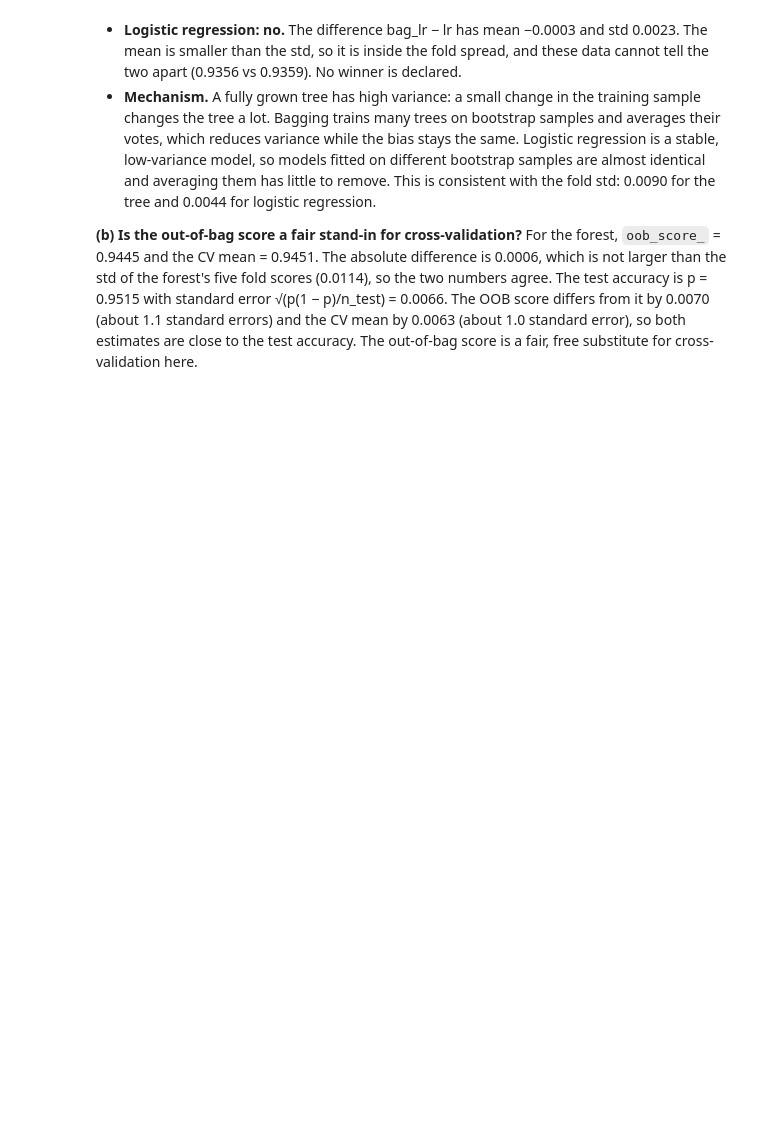
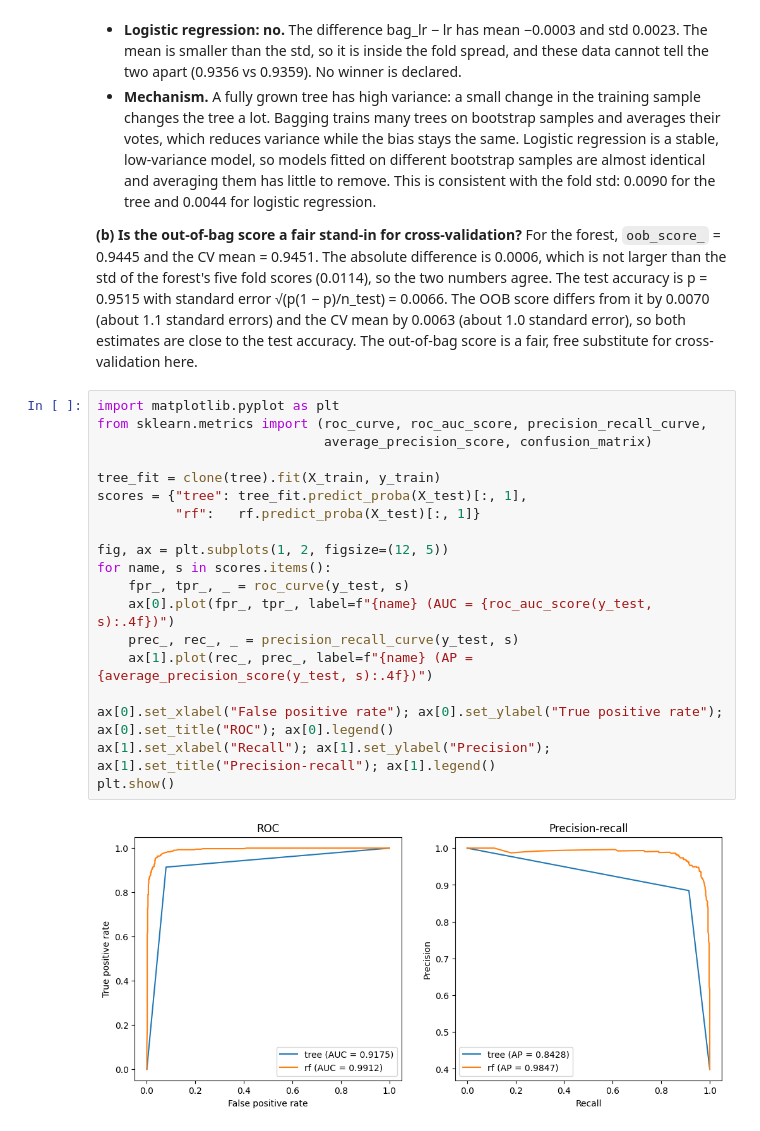
Before and after one commit to symbatolzhabekova-afk/ML_task_4, a Jupyter notebook: olzhabekova_task4.ipynb, the cells around one changed output. Saved outputs shown, nothing was run; the diff lists cells and outputs as text; blank space fills up the shorter version.

Commit message:
Part 2: ROC/PR curves, threshold, importances

```diff
--- a/olzhabekova_task4.ipynb
+++ b/olzhabekova_task4.ipynb
@@ -151,3 +151,24 @@ rf test accuracy p: 0.9514747859181731  SE: 0.0066279773253566715
 - **Mechanism.** A fully grown tree has high variance: a small change in the training sample changes the tree a lot. Bagging trains many trees on bootstrap samples and averages their votes, which reduces variance while the bias stays the same. Logistic regression is a stable, low-variance model, so models fitted on different bootstrap samples are almost identical and averaging them has little to remove. This is consistent with the fold std: 0.0090 for the tree and 0.0044 for logistic regression.
 
 **(b) Is the out-of-bag score a fair stand-in for cross-validation?** For the forest, `oob_score_` = 0.9445 and the CV mean = 0.9451. The absolute difference is 0.0006, which is not larger than the std of the forest's five fold scores (0.0114), so the two numbers agree. The test accuracy is p = 0.9515 with standard error √(p(1 − p)/n_test) = 0.0066. The OOB score differs from it by 0.0070 (about 1.1 standard errors) and the CV mean by 0.0063 (about 1.0 standard error), so both estimates are close to the test accuracy. The out-of-bag score is a fair, free substitute for cross-validation here.
+# %%
+import matplotlib.pyplot as plt
+from sklearn.metrics import (roc_curve, roc_auc_score, precision_recall_curve,
+                             average_precision_score, confusion_matrix)
+
+tree_fit = clone(tree).fit(X_train, y_train)
+scores = {"tree": tree_fit.predict_proba(X_test)[:, 1],
+          "rf":   rf.predict_proba(X_test)[:, 1]}
+
+fig, ax = plt.subplots(1, 2, figsize=(12, 5))
+for name, s in scores.items():
+    fpr_, tpr_, _ = roc_curve(y_test, s)
+    ax[0].plot(fpr_, tpr_, label=f"{name} (AUC = {roc_auc_score(y_test, s):.4f})")
+    prec_, rec_, _ = precision_recall_curve(y_test, s)
+    ax[1].plot(rec_, prec_, label=f"{name} (AP = {average_precision_score(y_test, s):.4f})")
+
+ax[0].set_xlabel("False positive rate"); ax[0].set_ylabel("True positive rate"); ax[0].set_title("ROC"); ax[0].legend()
+ax[1].set_xlabel("Recall"); ax[1].set_ylabel("Precision"); ax[1].set_title("Precision-recall"); ax[1].legend()
+plt.show()
+# %% [output]
+[figure, added]
```
Also changed, not shown: parts of 4 cells of this notebook.
